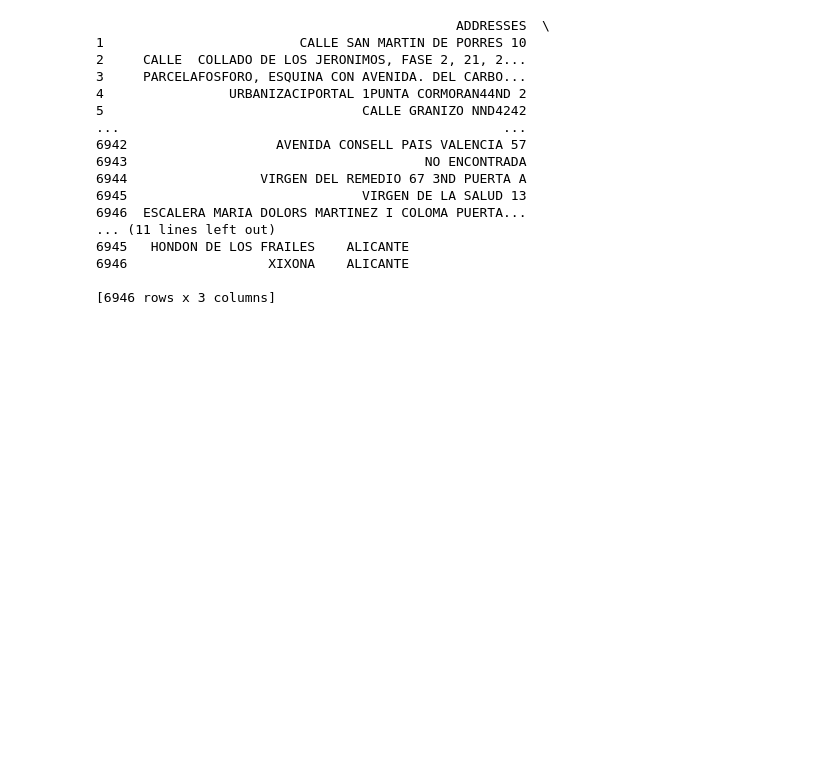
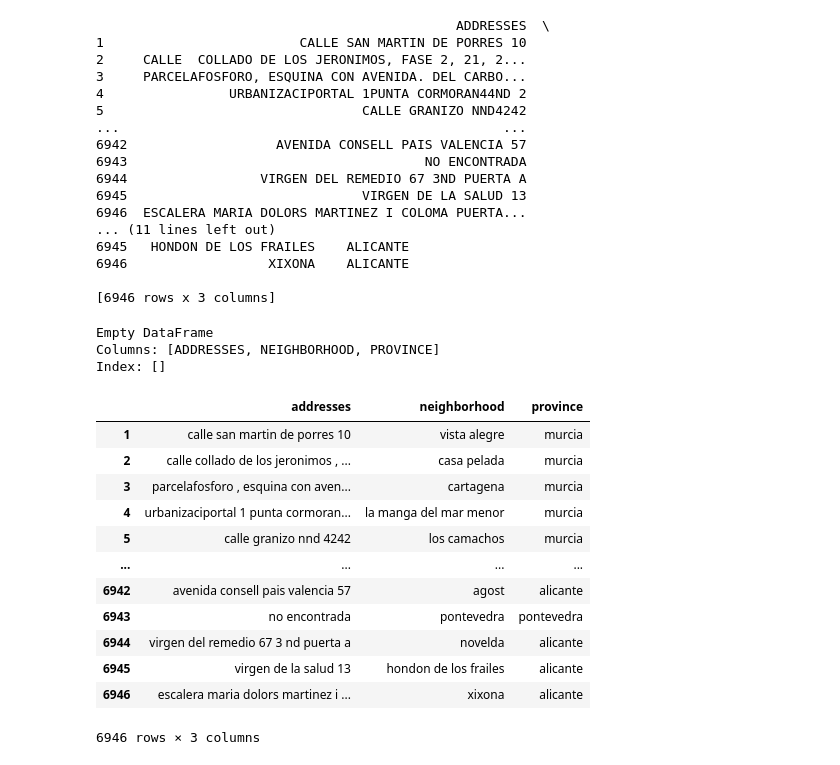
Before and after one commit to adrianmarino19/impact-project, a Jupyter notebook: test.ipynb, the cells around one changed output. Drawn from its saved outputs; the diff is of its cells as text; code cells hidden in the pictures; blank space fills up the shorter version.

Commit message:
Improved data readability in DataFrame by changing: Column names changed to lowercase, ensured proper spacing in 'addresses' entries, handled missing values represented as 'NO ENCONTRADA', and converted all entries to lowercase for uniform formatting.

```diff
--- a/test.ipynb
+++ b/test.ipynb
@@ -146,3 +146,45 @@ print(df)
 6946                  XIXONA    ALICANTE
 
 [6946 rows x 3 columns]
+# %%
+#check if there are any numbers mixed up and fill neighborhood with empty strings
+
+# Fill NaN values in 'NEIGHBORHOOD' with an empty string
+df['NEIGHBORHOOD'] = df['NEIGHBORHOOD'].fillna('')
+
+# Filter rows where 'NEIGHBORHOOD' starts with a number
+df_number_start = df[df['NEIGHBORHOOD'].str.startswith(tuple('0123456789'))]
+
+print(df_number_start)
+# %% [output]
+Empty DataFrame
+Columns: [ADDRESSES, NEIGHBORHOOD, PROVINCE]
+Index: []
+# %%
+# Change column names
+df.columns = ['addresses', 'neighborhood', 'province']
+
+# Space out 'addresses' entries
+df['addresses'] = df['addresses'].str.replace('(\d+)', r' \1 ').str.replace('([A-Z]{2,})', r' \1 ')
+
+# Replace 'NO ENCONTRADA' with np.nan
+df.replace('NO ENCONTRADA', np.nan, inplace=True)
+
+# Convert all entries to lower case for uniformity
+df = df.applymap(lambda s:s.lower() if type(s) == str else s)
+# %%
+df
+# %% [output]
+|  | addresses | neighborhood | province |
+| 1 | calle san martin de porres 10 | vista alegre | murcia |
+| 2 | calle collado de los jeronimos , ... | casa pelada | murcia |
+| 3 | parcelafosforo , esquina con aven... | cartagena | murcia |
+| 4 | urbanizaciportal 1 punta cormoran... | la manga del mar menor | murcia |
+| 5 | calle granizo nnd 4242 | los camachos | murcia |
+| ... | ... | ... | ... |
+| 6942 | avenida consell pais valencia 57 | agost | alicante |
+| 6943 | no encontrada | pontevedra | pontevedra |
+| 6944 | virgen del remedio 67 3 nd puerta a | novelda | alicante |
+| 6945 | virgen de la salud 13 | hondon de los frailes | alicante |
+| 6946 | escalera maria dolors martinez i ... | xixona | alicante |
+6946 rows × 3 columns
```
